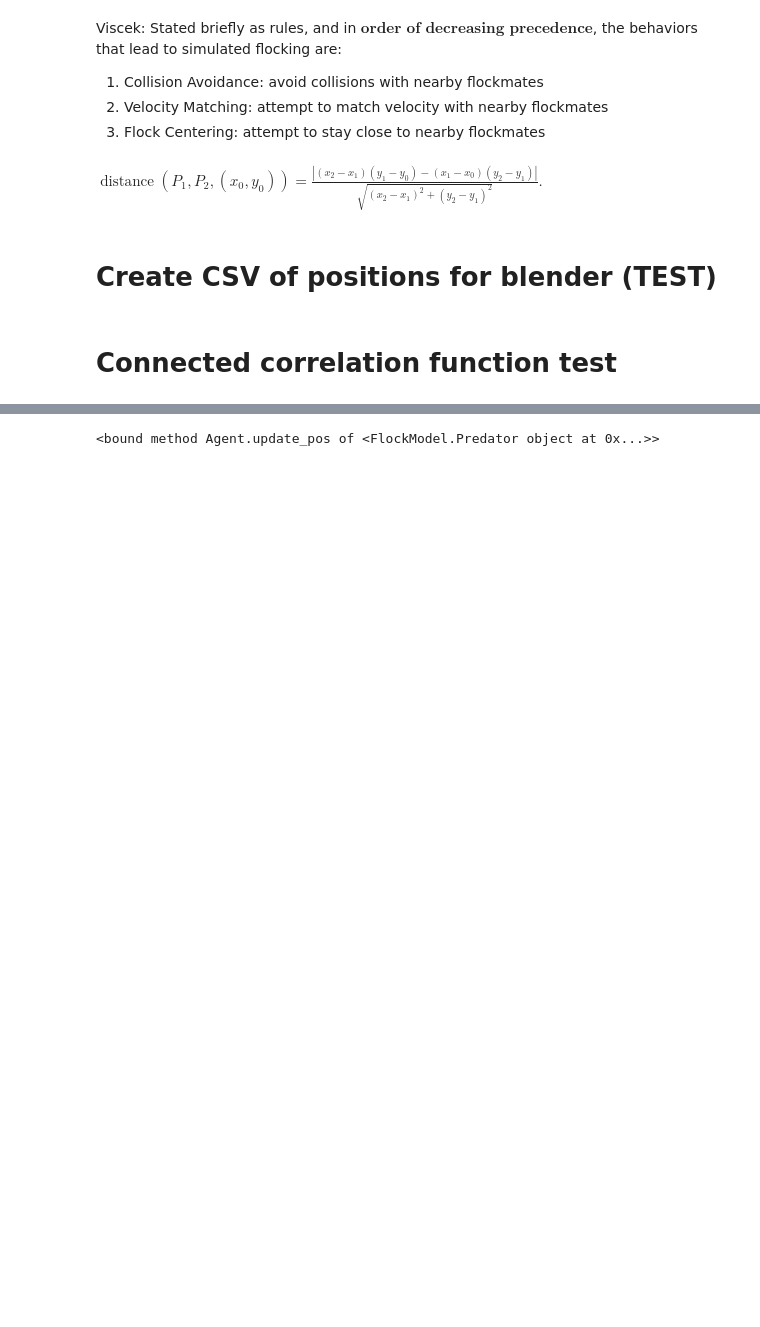
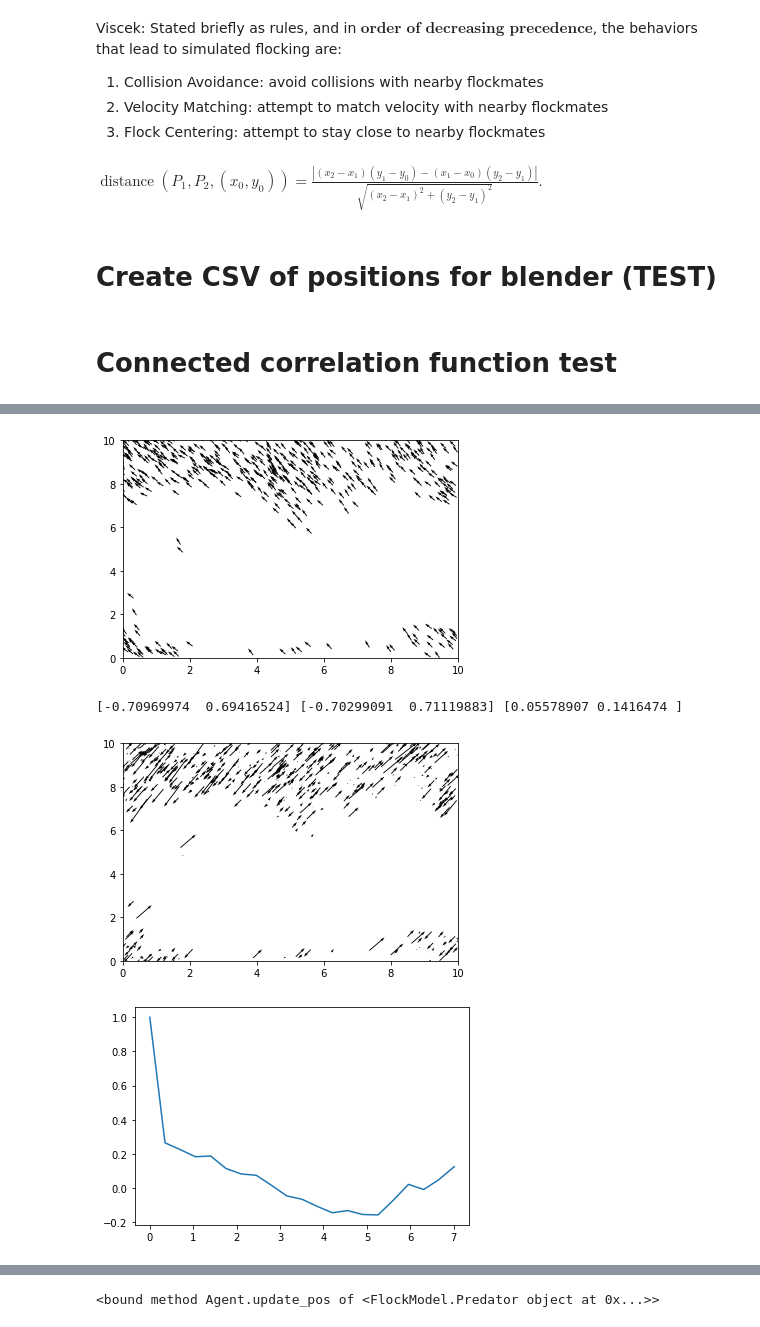
Before and after one commit to mbowditch1/MA932_Flocks, a Jupyter notebook: Flocks.ipynb, the cells around one changed output, grey strips where cells are left out. Cells and saved outputs as stored; diff of their text form; code cells hidden in the pictures; blank space fills up the shorter version.

```diff
--- a/Flocks.ipynb
+++ b/Flocks.ipynb
@@ -39,3 +44,12 @@ for phenotype in phenotypes:
+# %%
+model.quiver_plot(i=-1)
+model.vel_fluc_plot(i=-1)
+model.plot_corr()
+# %% [output]
+[figure, added]
+[-0.70969974  0.69416524] [-0.70299091  0.71119883] [0.05578907 0.1416474 ]
+[figure, added]
+[figure, added]
 # %%
 # Get velocities and positions at a certain point
 vel = []
```
Also changed, not shown: parts of 3 cells of this notebook, 2 other files.
